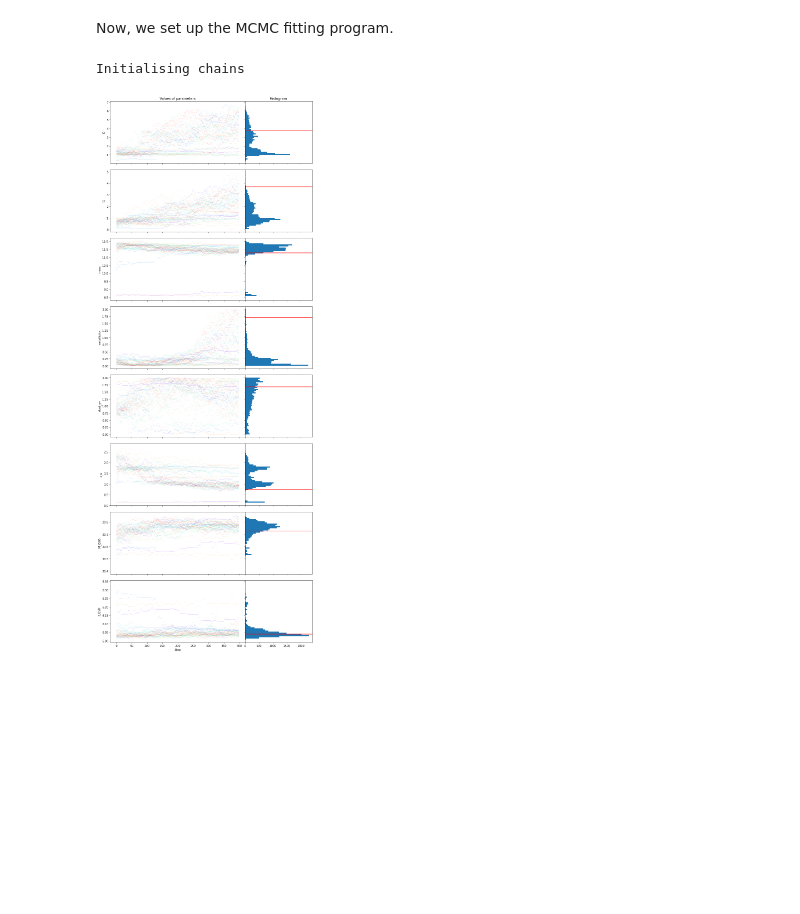
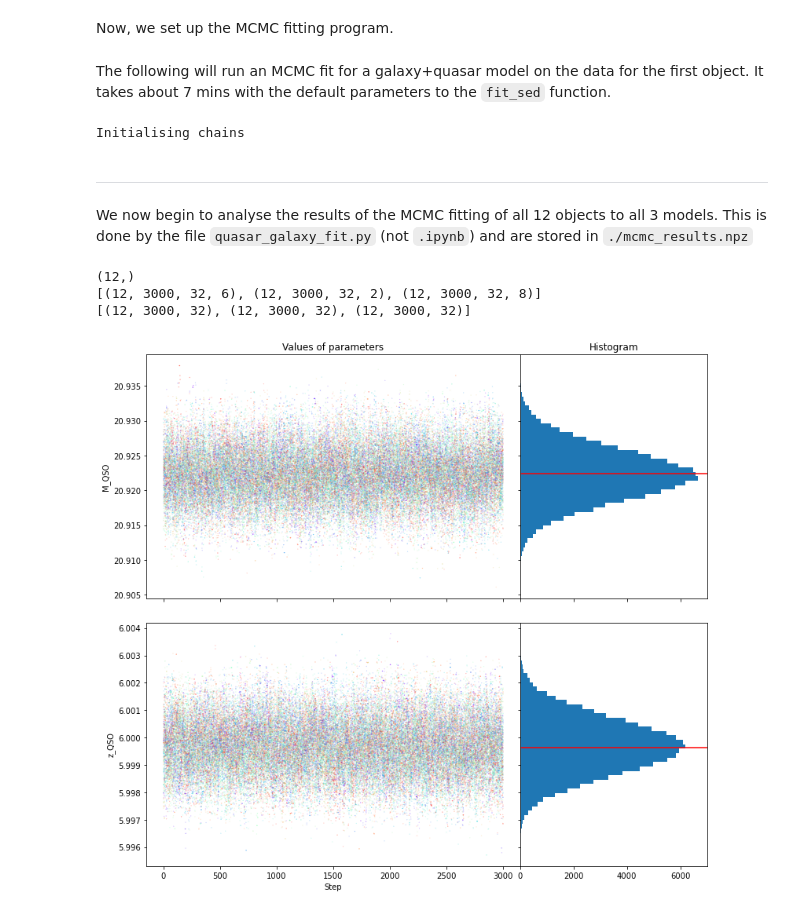
Before and after one commit to xbyrne/glq_mpia, a Jupyter notebook: sed_fitting/bagpipes/quasar_galaxy_fit.ipynb, the cells around one changed output. Cells and saved outputs as stored; diff of their text form; code cells hidden in the pictures; blank space fills up the shorter version.

Commit message:
Continuing analysis functionality

```diff
--- a/sed_fitting/bagpipes/quasar_galaxy_fit.ipynb
+++ b/sed_fitting/bagpipes/quasar_galaxy_fit.ipynb
@@ -330,6 +330,8 @@ def fit_sed(flux, err_flux, obj_type,
     log_prob = sampler.get_log_prob(flat=False,thin=thin,discard=discard)
 
     return samples, log_prob
+# %% [markdown]
+The following will run an MCMC fit for a galaxy+quasar model on the data for the first object. It takes about 7 mins with the default parameters to the `fit_sed` function.
 # %%
 photometry = load_grizYJKW12(sylt_ids[0])
 fluxes_muJy = photometry[:,0]
@@ -341,41 +343,85 @@ samples, log_prob = fit_sed(flux=fluxes_muJy, err_flux=err_fluxes_muJy, obj_type
                                 ) # ~7min
 # %% [output]
 Initialising chains
+# %% [markdown]
+---
+We now begin to analyse the results of the MCMC fitting of all 12 objects to all 3 models. This is done by the file `quasar_galaxy_fit.py` (not `.ipynb`) and are stored in `./mcmc_results.npz`
+# %%
+MODELS=['G','Q','GQ']
+mcmc_results = np.load('./mcmc_results.npz')
+
+ids = mcmc_results['ids']
+samples_results = {}
+samples_results['G'] = mcmc_results['samples_G']
+samples_results['Q'] = mcmc_results['samples_Q']
+samples_results['GQ'] = mcmc_results['samples_GQ']
+log_probs_results = {}
+log_probs_results['G'] = mcmc_results['log_probs_G']
+log_probs_results['Q'] = mcmc_results['log_probs_Q']
+log_probs_results['GQ'] = mcmc_results['log_probs_GQ']
+
+print(ids.shape)
+print([samples_results[model].shape for model in MODELS])
+print([log_probs_results[model].shape for model in MODELS])
+# %% [output]
+(12,)
+[(12, 3000, 32, 6), (12, 3000, 32, 2), (12, 3000, 32, 8)]
+[(12, 3000, 32), (12, 3000, 32), (12, 3000, 32)]
 # %%
+def best_params(samples, log_prob):
+    """
+    Calculates the set of parameters with the highest probability
+    Returns the highest prob set of parameters, and the log of that probability
+    """
+    nparams = samples.shape[2]
+    flat_samples = samples.reshape(
+        (samples.shape[0]*samples.shape[1],nparams)
+    )
+    pred_params = flat_samples[np.argmax(log_prob)]
+    max_log_prob = np.max(log_prob)
+    return pred_params, max_log_prob
+
 def show_convergence(samples, log_prob, obj_type, burn=0):
     """
     Visualises the sampling over time, and the posterior distributions
     """
     samples = samples[burn:]
     log_prob = log_prob[burn:]
     nparams = samples.shape[2]
     fg, axs = plt.subplots(nparams,2,figsize=(11,4+3*nparams), sharey='row', sharex='col',
                            gridspec_kw={'width_ratios':[2,1]})
-    flat_samples = samples.reshape(
-        (samples.shape[0]*samples.shape[1],nparams)
-    )
-    pred_params = flat_samples[np.argmax(log_prob)]
+    pred_params, _ = best_params(samples, log_prob)
     params = ["t0","t1","mass", "metallicity", "dust_av", "z_G", "M_QSO", 'z_QSO']
     if obj_type=='G':
         params = params[:6]
     elif obj_type=='Q':
         params = params[6:]
+
+    flat_samples = samples.reshape(
+        (samples.shape[0]*samples.shape[1],nparams)
+    )
+
     for i in range(nparams):
         param_samples = samples[:,:,i].reshape(samples.shape[0]*samples.shape[1])
 
         x = np.tile(np.arange(samples.shape[0]), (samples.shape[1],1)).T.reshape(samples.shape[0]*samples.shape[1])
         axs[i,0].scatter(x, param_samples,
                          s=.01, c=np.arange(param_samples.shape[0])%samples.shape[1],
                          cmap='rainbow')
         axs[i,0].set_ylabel(params[i])
         axs[i,1].hist(flat_samples[:,i], orientation='horizontal', bins=50)
         axs[i,1].axhline(pred_params[i], c='r')
     axs[0,0].set_title('Values of parameters')
     axs[0,1].set_title('Histogram')
     axs[nparams-1,0].set_xlabel('Step')
     fg.tight_layout()
     plt.subplots_adjust(wspace=0, hspace=0.1)
     return fg
-fg = show_convergence(samples, log_prob, 'GQ')
+
+fg = show_convergence(
+    samples_results['Q'][ids==ids[10],:,:,:][0],
+    log_probs_results['Q'][ids==ids[10],:,:][0],
+    'Q'
+)
 # %% [output]
-[figure, old version]
+[figure, new version]
```
Also changed, not shown: parts of 4 cells of this notebook.
